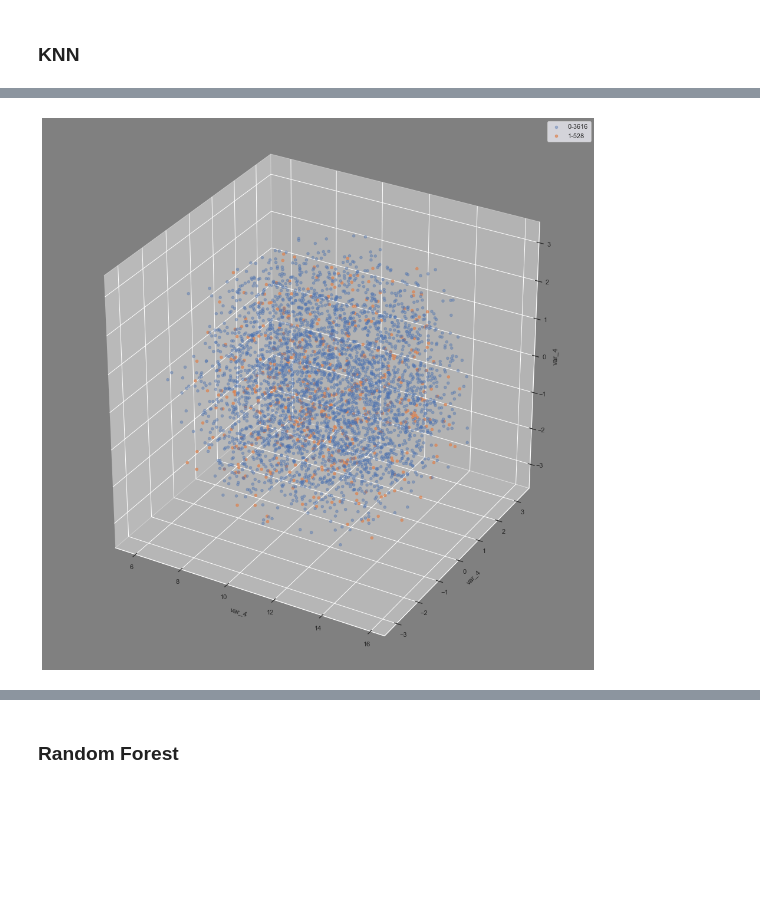
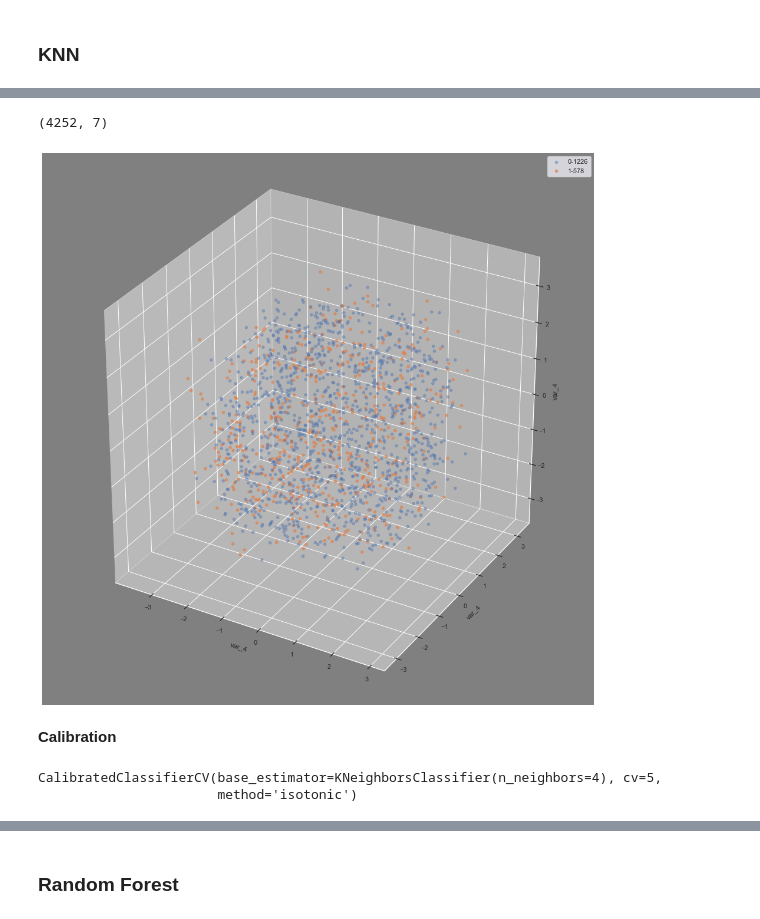
Before and after one commit to miguelmayhem92/Kaggle-Santander-Prediction-Customer-Transaction, a Jupyter notebook: CST_modeling.ipynb, the cells around one changed output, grey strips where cells are left out. Cells and saved outputs as stored; diff of their text form; code cells hidden in the pictures; blank space fills up the shorter version.

```diff
--- a/CST_modeling.ipynb
+++ b/CST_modeling.ipynb
@@ -122,0 +119,2 @@ train_dataset_section1_aug = augmentation_selection_rates(train_dataset_section1
+# %%
+validation_dataset_section1_balanced =  balance_validation(validation_dataset_section1, 500)
@@ -124,26 +129,8 @@ train_dataset_section1_aug = augmentation_selection_rates(train_dataset_section1
 X_train = train_dataset_section1_aug[numerical_features + ['mahalanobis']]
 Y_train = train_dataset_section1_aug['target']
 
-X_val = validation_dataset_section1[numerical_features + ['mahalanobis']]
-Y_val = validation_dataset_section1['target']
+X_val = validation_dataset_section1_balanced[numerical_features + ['mahalanobis']]
+Y_val = validation_dataset_section1_balanced['target']
-# %%
-def metrics_train_validation(model, X_train, Y_train, X_val, Y_val):
-    predictions_train, predictions_probas = model.predict(X_train), model.predict_proba(X_train)[:,1]
-
-    metrics = {'Train' : {'precision': precision_score(Y_train.values,predictions_train),
-          'Accuracy' : accuracy_score(Y_train.values,predictions_train),
-          'AUC' : roc_auc_score(Y_train.values,predictions_probas)}}
-
-    predictions_validation, predictions_probas = model.predict(X_val),  model.predict_proba(X_val)[:,1]
-
-    metrics['Validation'] = {'precision': precision_score(Y_val.values,predictions_validation),
-              'Accuracy' : accuracy_score(Y_val.values,predictions_validation),
-              'AUC' : roc_auc_score(Y_val.values,predictions_probas)}
-
-    to_conf_mat = pd.DataFrame({'True': Y_val, 'Pred' : predictions_validation})
-    conf_mat = to_conf_mat.assign(ones = 1).pivot_table(index = 'True', columns = 'Pred',values = 'ones', aggfunc = 'count')
-
-    return metrics, conf_mat, predictions_validation
 # %% [markdown]
 #### Support Vector Machine
 # %%
@@ -185,0 +172,3 @@ threeD_plot(validation_set_pred,['var_4', 'var_12', 'var_46'], fraq = 1.00)
+# %%
+calibrated_svm = CalibratedClassifierCV(my_svm, method='isotonic', cv=5)
+calibrated_svm.fit(X_train, Y_train)
@@ -213,7 +209,19 @@ conf_mat
+# %%
+validation_dataset_section1.shape
+# %% [output]
+(4252, 7)
 # %%
-validation_set_pred = validation_dataset_section1.copy()
+validation_set_pred = validation_dataset_section1_balanced.copy()
 validation_set_pred['target'] = predictions_validation
 
 threeD_plot(validation_set_pred,['var_4', 'var_12', 'var_46'], fraq = 1.00)
 # %% [output]
-[figure, old version]
+[figure, new version]
+# %% [markdown]
+<b> Calibration
+# %%
+calibrated_knn = CalibratedClassifierCV(knneig, method='isotonic', cv=5)
+calibrated_knn.fit(X_train, Y_train)
+# %% [output]
+CalibratedClassifierCV(base_estimator=KNeighborsClassifier(n_neighbors=4), cv=5,
+                       method='isotonic')
```
Also changed, not shown: parts of 71 cells of this notebook, 1 other file.
